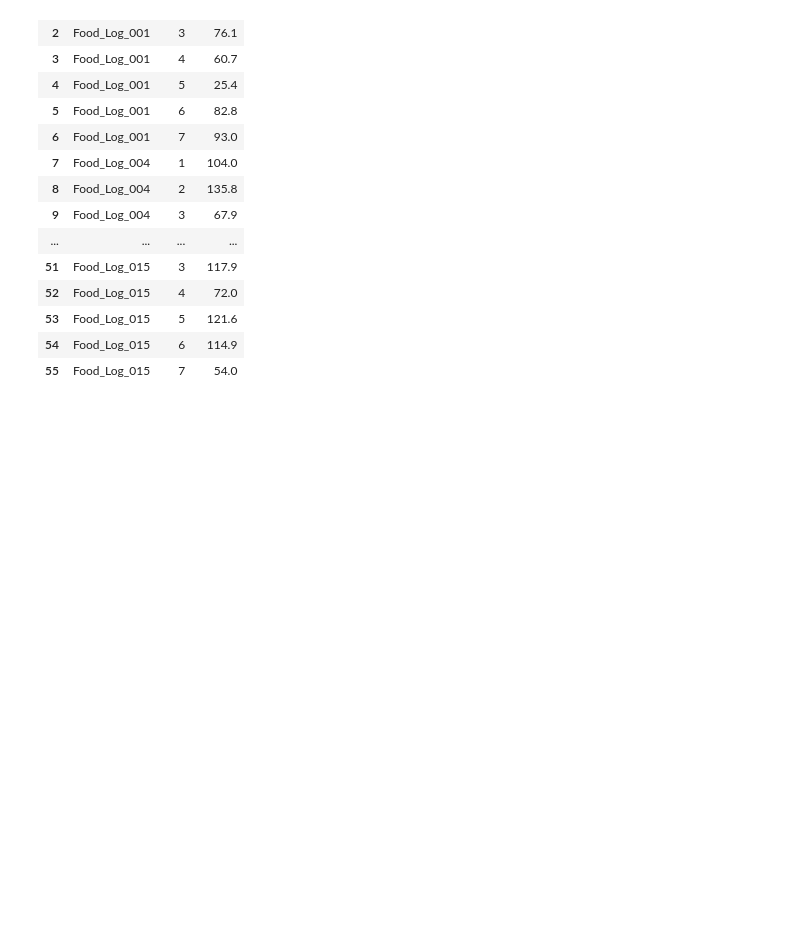
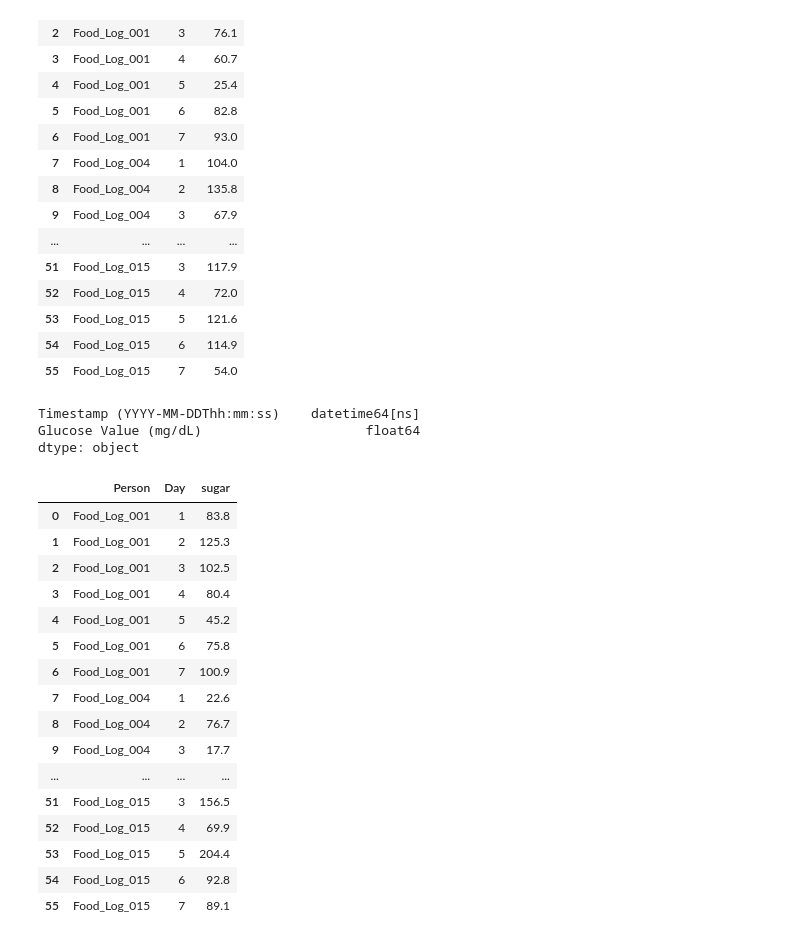
Before and after one commit to iamangeldi/dsc106_project2, a Jupyter notebook: project_2.ipynb, the cells around one changed output. Cells and saved outputs as stored; diff of their text form; code cells hidden in the pictures; blank space fills up the shorter version.

```diff
--- a/project_2.ipynb
+++ b/project_2.ipynb
@@ -112,3 +112,34 @@ result_df
 | 53 | Food_Log_015 | 5 | 121.6 |
 | 54 | Food_Log_015 | 6 | 114.9 |
 | 55 | Food_Log_015 | 7 | 54.0 |
+# %%
+dexcom_1 = pd.read_csv('Dexcom_Logs/Dexcom_001.csv')
+dexcom_1 = dexcom_1.dropna(subset=['Timestamp (YYYY-MM-DDThh:mm:ss)'])
+dexcom_1 = dexcom_1[['Timestamp (YYYY-MM-DDThh:mm:ss)', 'Glucose Value (mg/dL)']]
+dexcom_1['Timestamp (YYYY-MM-DDThh:mm:ss)'] = pd.to_datetime(dexcom_1['Timestamp (YYYY-MM-DDThh:mm:ss)'], errors='coerce')
+dexcom_1.dtypes
+# %% [output]
+Timestamp (YYYY-MM-DDThh:mm:ss)    datetime64[ns]
+Glucose Value (mg/dL)                     float64
+dtype: object
+# %%
+sugar_df = aggregating_food_protein(folder_path, 'sugar')
+sugar_df
+# %% [output]
+|  | Person | Day | sugar |
+| 0 | Food_Log_001 | 1 | 83.8 |
+| 1 | Food_Log_001 | 2 | 125.3 |
+| 2 | Food_Log_001 | 3 | 102.5 |
+| 3 | Food_Log_001 | 4 | 80.4 |
+| 4 | Food_Log_001 | 5 | 45.2 |
+| 5 | Food_Log_001 | 6 | 75.8 |
+| 6 | Food_Log_001 | 7 | 100.9 |
+| 7 | Food_Log_004 | 1 | 22.6 |
+| 8 | Food_Log_004 | 2 | 76.7 |
+| 9 | Food_Log_004 | 3 | 17.7 |
+| ... | ... | ... | ... |
+| 51 | Food_Log_015 | 3 | 156.5 |
+| 52 | Food_Log_015 | 4 | 69.9 |
+| 53 | Food_Log_015 | 5 | 204.4 |
+| 54 | Food_Log_015 | 6 | 92.8 |
+| 55 | Food_Log_015 | 7 | 89.1 |
```
Also changed, not shown: parts of 8 cells of this notebook, 12 other files.
